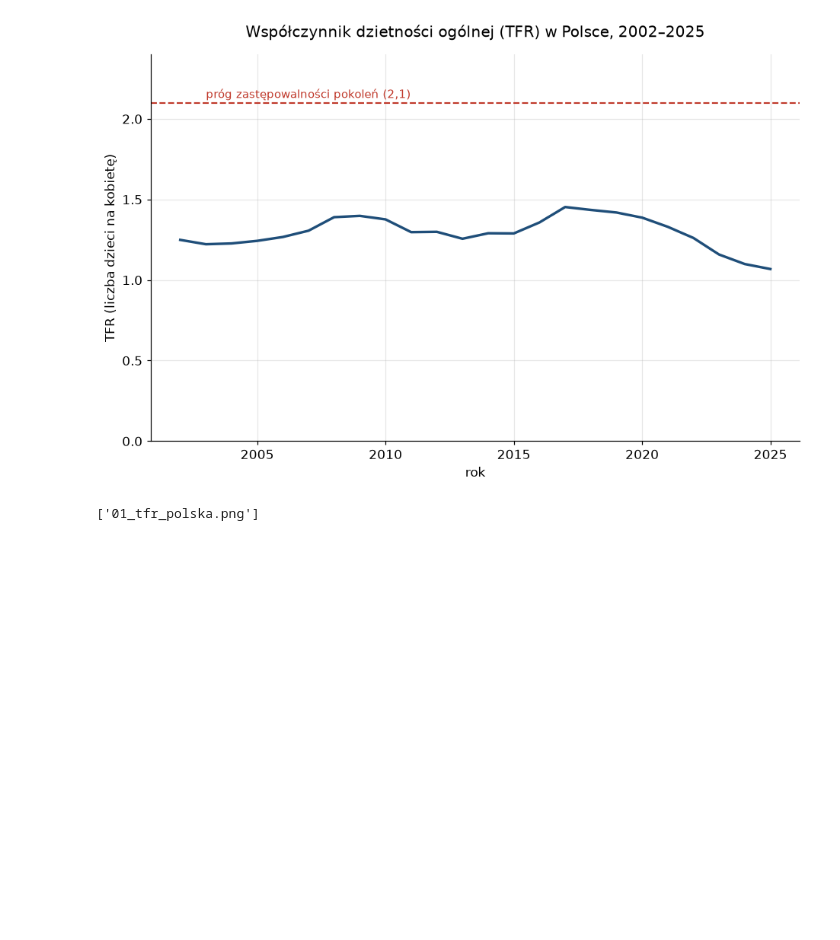
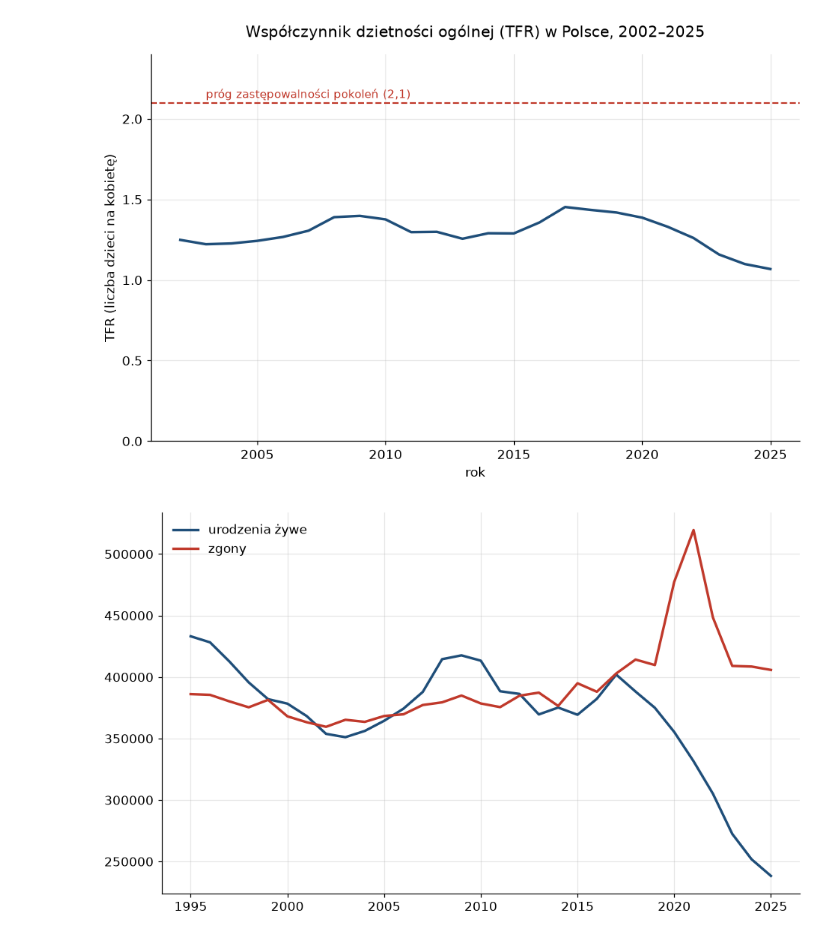
Before and after one commit to kamil-gorka/dzietnosc-polska, a Jupyter notebook: notebooks/01_eksploracja.ipynb, the cells around one changed output. Saved outputs shown, nothing was run; the diff lists cells and outputs as text; code cells hidden in the pictures; blank space fills up the shorter version.

```diff
--- a/notebooks/01_eksploracja.ipynb
+++ b/notebooks/01_eksploracja.ipynb
@@ -1,6 +1,10 @@
 # %%
 import pandas as pd
-df = pd.read_csv("data/raw/bdl_polska.csv")
+from pathlib import Path
+
+ROOT = Path.home() / "projekty" / "dzietnosc-polska"
+df = pd.read_csv(ROOT / "data" / "raw" / "bdl_polska.csv")
+
 df.info()
 # %% [output]
 <class 'pandas.DataFrame'>
@@ -48,8 +52,16 @@ fig.savefig("figures/01_tfr_polska.png", dpi=200, bbox_inches="tight")
 plt.show()
 # %% [output]
 [figure]
-# %%
-from pathlib import Path
-print(sorted(p.name for p in Path("figures").iterdir()))
-# %% [output]
-['01_tfr_polska.png']
+# %%
+fig, ax = plt.subplots()
+
+ax.plot(df["rok"], df["urodzenia_zywe"], color="#1f4e79",
+        linewidth=2.2, label="urodzenia żywe")
+ax.plot(df["rok"], df["zgony"], color="#c0392b",
+        linewidth=2.2, label="zgony")
+
+ax.legend(frameon=False)
+
+plt.show()
+# %% [output]
+[figure, added]
```
Also changed, not shown: parts of 1 cell of this notebook.
